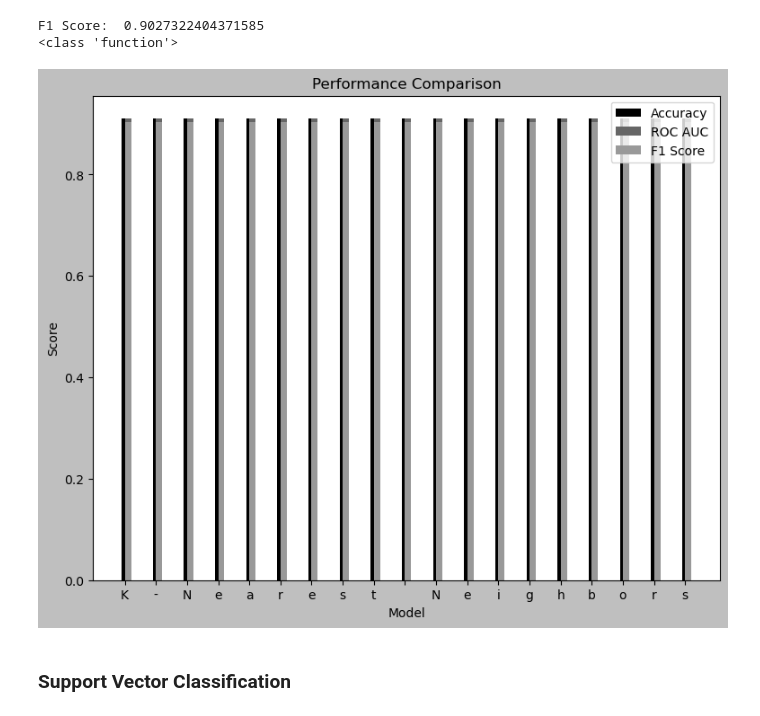
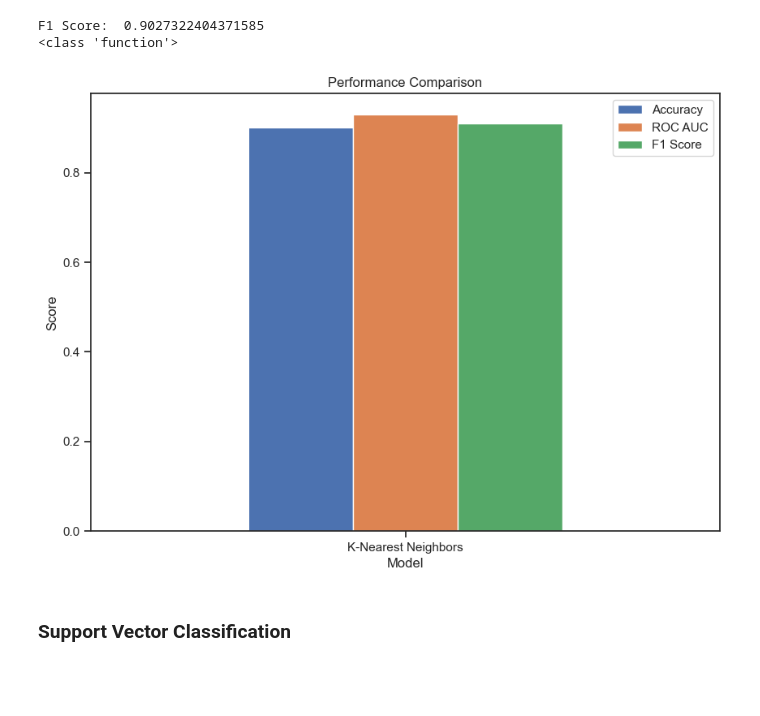
Before and after one commit to P1ntas/IA_Project_2, a Jupyter notebook: report.ipynb, the cells around one changed output. Drawn from its saved outputs; the diff is of its cells as text; code cells hidden in the pictures; blank space fills up the shorter version.

Commit message:
Changed graphs

```diff
--- a/report.ipynb
+++ b/report.ipynb
@@ -506,23 +506,22 @@ print(type(f1_score))
 # %% [output]
 F1 Score:  0.9027322404371585
 <class 'function'>
-# %%
-model = "K-Nearest Neighbors"
-
-x = range(len(model))
-
-plt.figure(figsize=(9, 7))
-plt.bar(x, accuracy, width=0.2, align='center', label='Accuracy')
-plt.bar(x, auc, width=0.2, align='edge', label='ROC AUC')
-plt.bar(x, f1, width=0.2, align='edge', label='F1 Score')
-plt.xlabel('Model')
-plt.ylabel('Score')
-plt.title('Performance Comparison')
-plt.xticks(x, model)
-plt.legend()
-plt.show()
-# %% [output]
-[figure, removed]
+# %%
+models = "K-Nearest Neighbors"
+
+# assuming accuracy, roc_auc, and f1 are lists containing your scores
+data = {'Model': models, 'Accuracy': accuracy, 'ROC AUC': auc, 'F1 Score': f1}
+df = pd.DataFrame(data)
+
+df.set_index('Model', inplace=True)
+
+df.plot(kind='bar', stacked=False, figsize=(10, 7))
+plt.title('Performance Comparison')
+plt.ylabel('Score')
+plt.xticks(rotation = 0)
+plt.show()
+# %% [output]
+[figure, added]
 # %% [markdown]
 ### Support Vector Classification
 # %%
```
Also changed, not shown: parts of 16 cells of this notebook.
